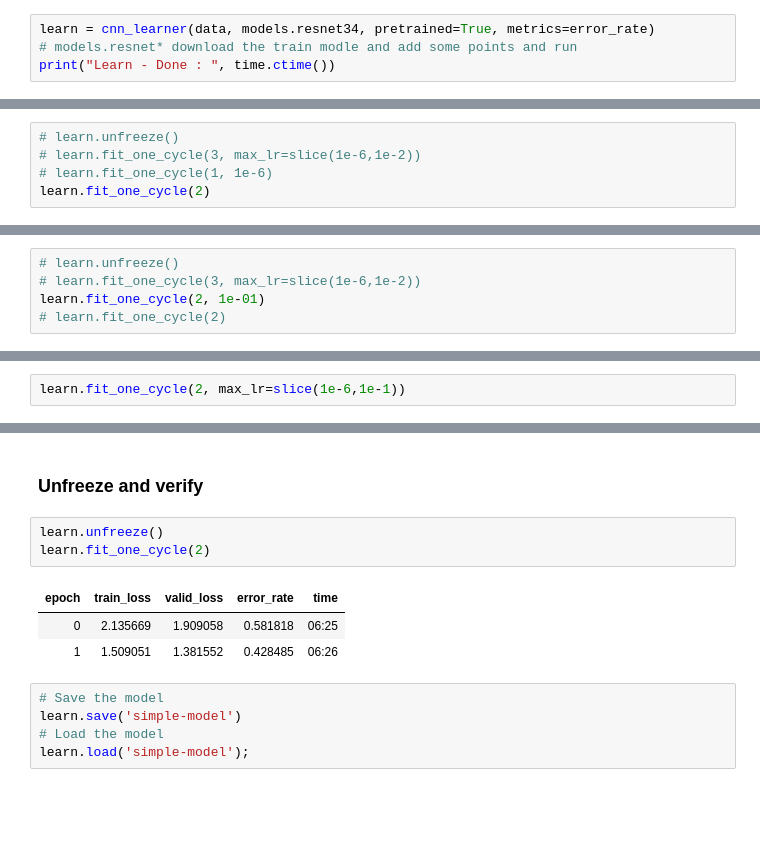
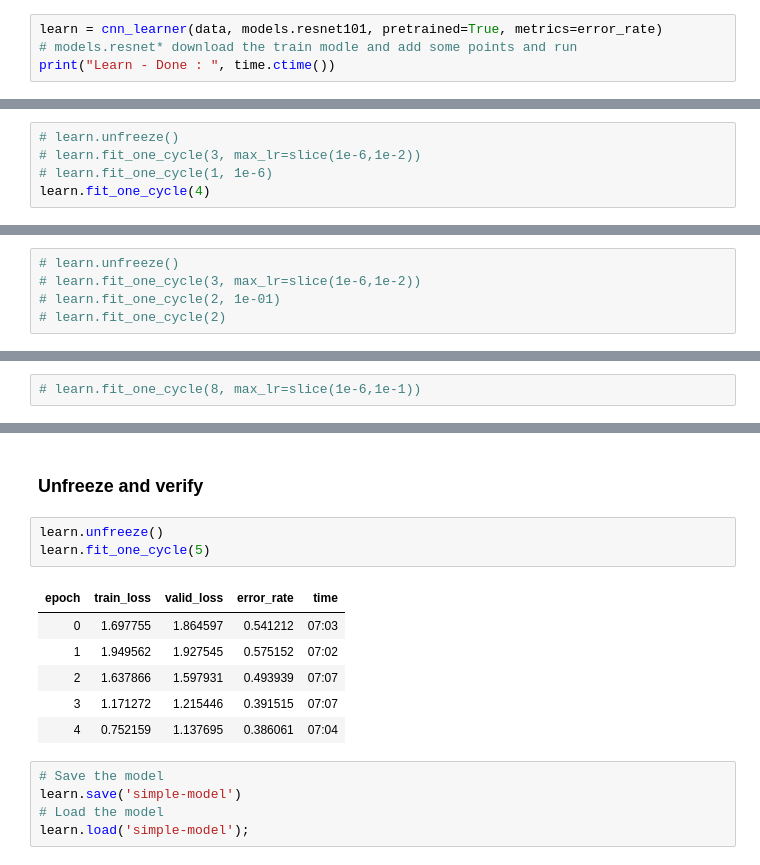
Before and after one commit to SudhakarAnemu/AI-DS-ML-DL-, a Jupyter notebook: ML/ImagePrediction/jsfastai-starter.ipynb, the cells around one changed output, grey strips where cells are left out. Cells and saved outputs as stored; diff of their text form; blank space fills up the shorter version.

```diff
--- a/ML/ImagePrediction/jsfastai-starter.ipynb
+++ b/ML/ImagePrediction/jsfastai-starter.ipynb
@@ -158,5 +122,5 @@ learn.load('simple-model');
 # %%
-learn = cnn_learner(data, models.resnet34, pretrained=True, metrics=error_rate)
+learn = cnn_learner(data, models.resnet101, pretrained=True, metrics=error_rate)
 # models.resnet* download the train modle and add some points and run
 print("Learn - Done : ", time.ctime())
 # %% [output]
@@ -177,6 +142,6 @@ LR Finder is complete, type {learner_name}.recorder.plot() to see the graph.
 # learn.unfreeze()
 # learn.fit_one_cycle(3, max_lr=slice(1e-6,1e-2))
 # learn.fit_one_cycle(1, 1e-6)
-learn.fit_one_cycle(2)
+learn.fit_one_cycle(4)
 # %% [output]
 | epoch | train_loss | valid_loss | error_rate | time |
@@ -185,5 +152,5 @@ learn.fit_one_cycle(2)
 # %%
 # learn.unfreeze()
 # learn.fit_one_cycle(3, max_lr=slice(1e-6,1e-2))
-learn.fit_one_cycle(2, 1e-01)
+# learn.fit_one_cycle(2, 1e-01)
 # learn.fit_one_cycle(2)
@@ -194,2 +157,2 @@ learn.fit_one_cycle(2, 1e-01)
 # %%
-learn.fit_one_cycle(2, max_lr=slice(1e-6,1e-1))
+# learn.fit_one_cycle(8, max_lr=slice(1e-6,1e-1))
@@ -201,11 +160,14 @@ learn.fit_one_cycle(2, max_lr=slice(1e-6,1e-1))
 ### Unfreeze and verify
 # %%
 learn.unfreeze()
-learn.fit_one_cycle(2)
+learn.fit_one_cycle(5)
 # %% [output]
 | epoch | train_loss | valid_loss | error_rate | time |
-| 0 | 2.135669 | 1.909058 | 0.581818 | 06:25 |
-| 1 | 1.509051 | 1.381552 | 0.428485 | 06:26 |
+| 0 | 1.697755 | 1.864597 | 0.541212 | 07:03 |
+| 1 | 1.949562 | 1.927545 | 0.575152 | 07:02 |
+| 2 | 1.637866 | 1.597931 | 0.493939 | 07:07 |
+| 3 | 1.171272 | 1.215446 | 0.391515 | 07:07 |
+| 4 | 0.752159 | 1.137695 | 0.386061 | 07:04 |
 # %%
 # Save the model
 learn.save('simple-model')
```
Also changed, not shown: parts of 31 cells of this notebook.
